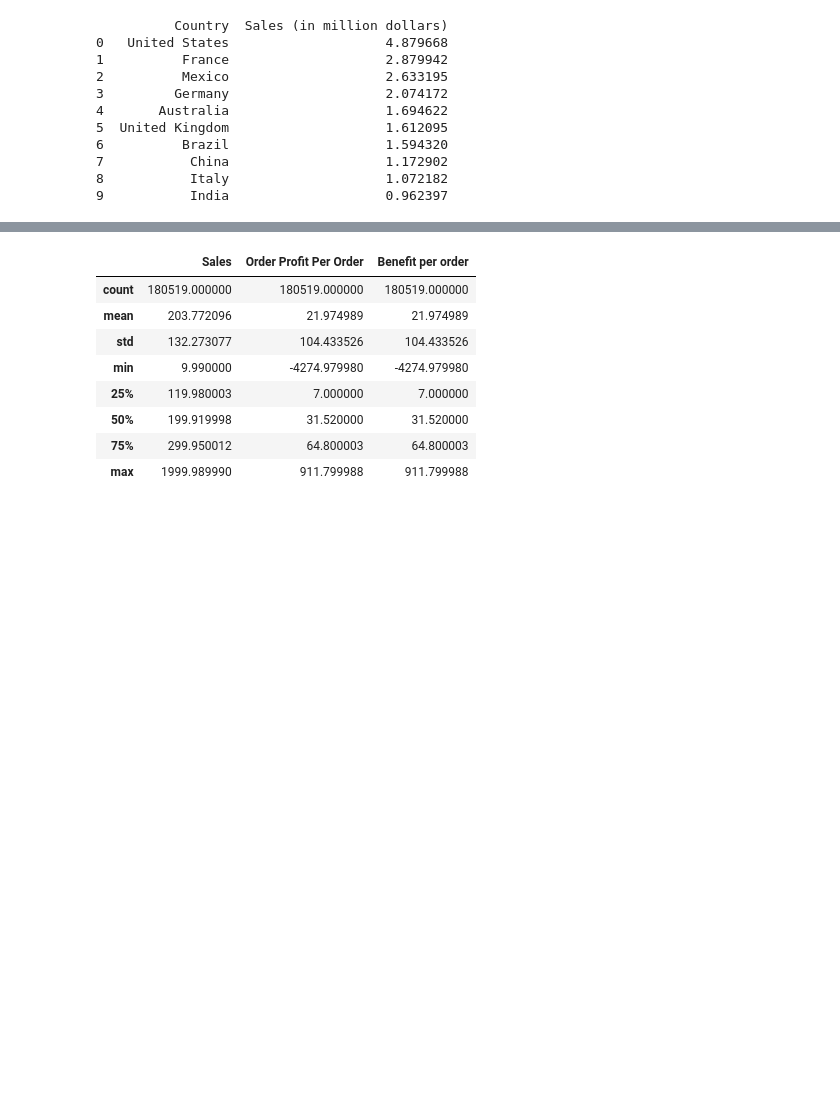
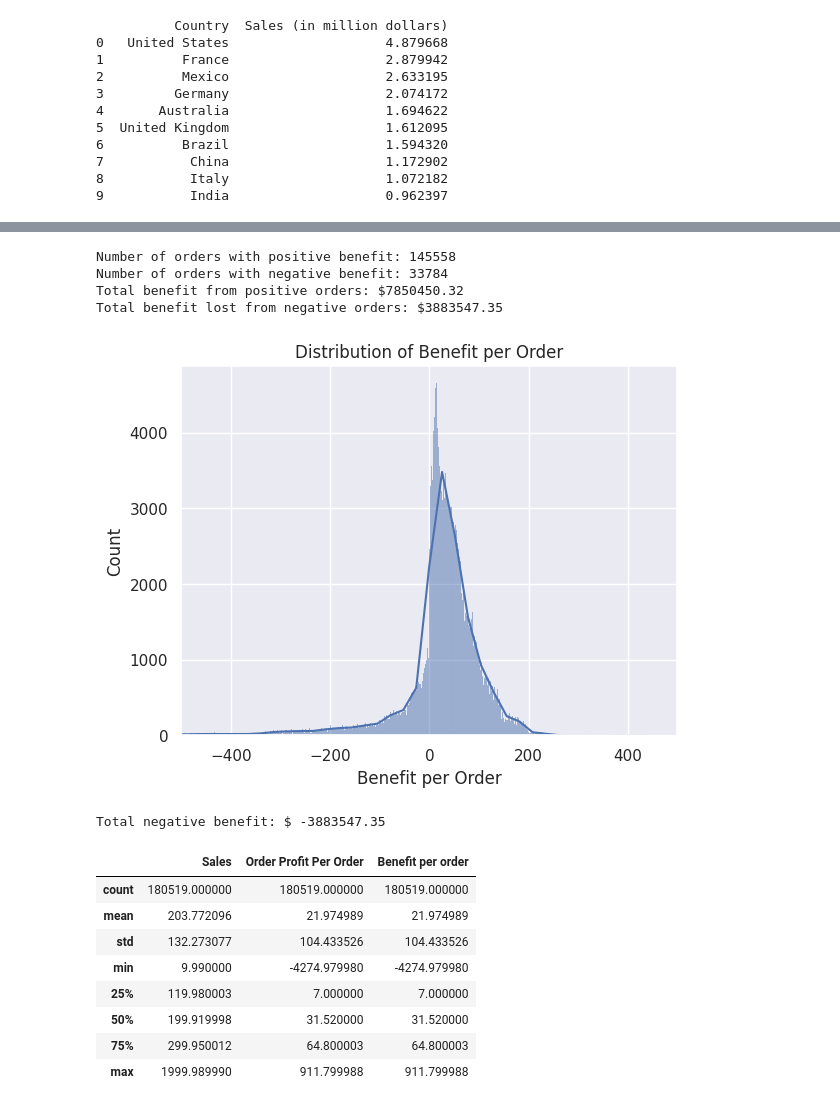
Before and after one commit to azamaufar/supplychainDA, a Jupyter notebook: EDA_Supply_Chain_Data.ipynb, the cells around one changed output, grey strips where cells are left out. Drawn from its saved outputs; the diff is of its cells as text; code cells hidden in the pictures; blank space fills up the shorter version.

```diff
--- a/EDA_Supply_Chain_Data.ipynb
+++ b/EDA_Supply_Chain_Data.ipynb
@@ -282,3 +425,40 @@ print(top_10_df)
+# %%
+# create a distribution plot for Benefit per Order
+sns.histplot(df['Benefit per order'], kde=True)
+plt.xlim(-500, 500)
+plt.xlabel('Benefit per Order')
+plt.ylabel('Count')
+plt.title('Distribution of Benefit per Order')
+
+# count the number of orders with positive and negative benefits
+num_pos_benefit = len(df[df['Benefit per order'] > 0])
+num_neg_benefit = len(df[df['Benefit per order'] < 0])
+
+# calculate the total benefit for positive and negative orders
+total_pos_benefit = df[df['Benefit per order'] > 0]['Benefit per order'].sum()
+total_neg_benefit = df[df['Benefit per order'] < 0]['Benefit per order'].sum()
+
+# print the results
+print(f'Number of orders with positive benefit: {num_pos_benefit}')
+print(f'Number of orders with negative benefit: {num_neg_benefit}')
+print(f'Total benefit from positive orders: ${total_pos_benefit:.2f}')
+print(f'Total benefit lost from negative orders: ${-total_neg_benefit:.2f}')
+# %% [output]
+Number of orders with positive benefit: 145558
+Number of orders with negative benefit: 33784
+Total benefit from positive orders: $7850450.32
+Total benefit lost from negative orders: $3883547.35
+[figure, added]
+# %%
+# Filter the dataset to only include orders with negative benefit
+negative_benefit_df = df[df['Benefit per order'] < 0]
+
+# Calculate the total negative benefit
+total_negative_benefit = negative_benefit_df['Benefit per order'].sum()
+
+print('Total negative benefit: $', round(total_negative_benefit, 2))
+# %% [output]
+Total negative benefit: $ -3883547.35
 # %%
 df[['Sales', 'Order Profit Per Order', 'Benefit per order']].describe()
 # %% [output]
```
Also changed, not shown: parts of 21 cells of this notebook.
